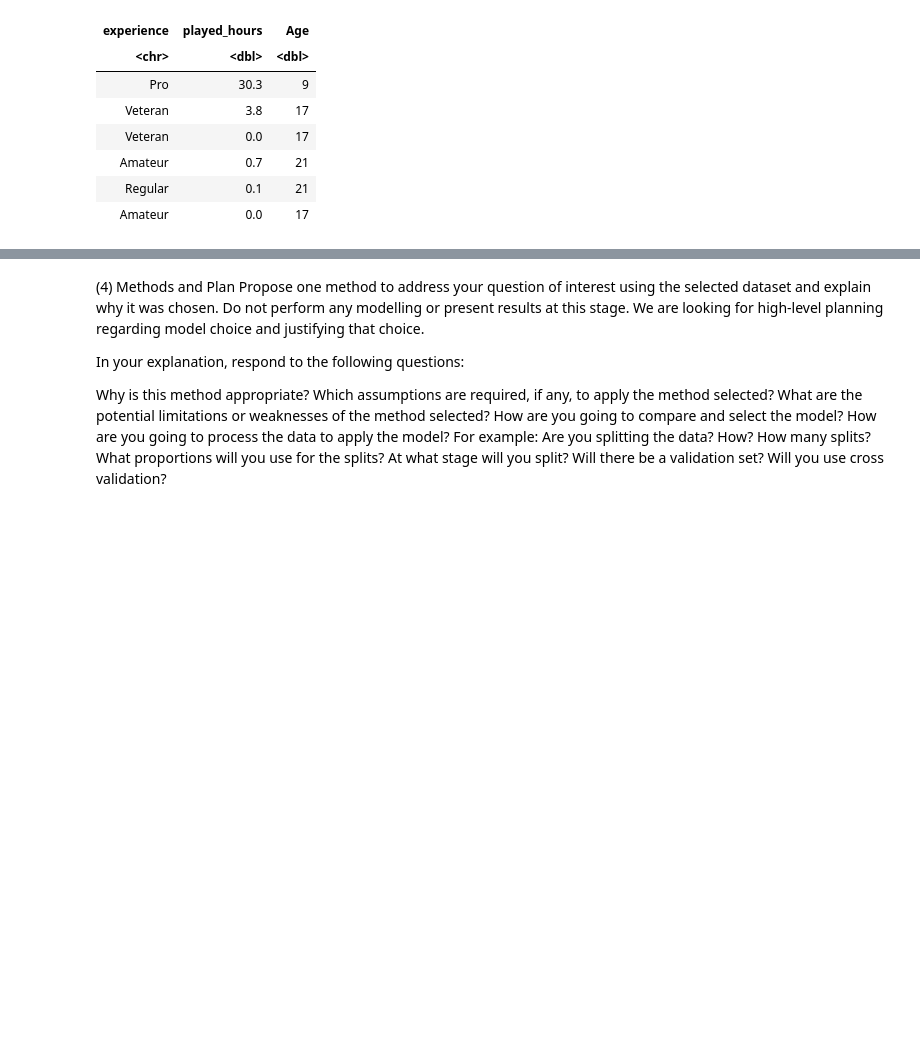
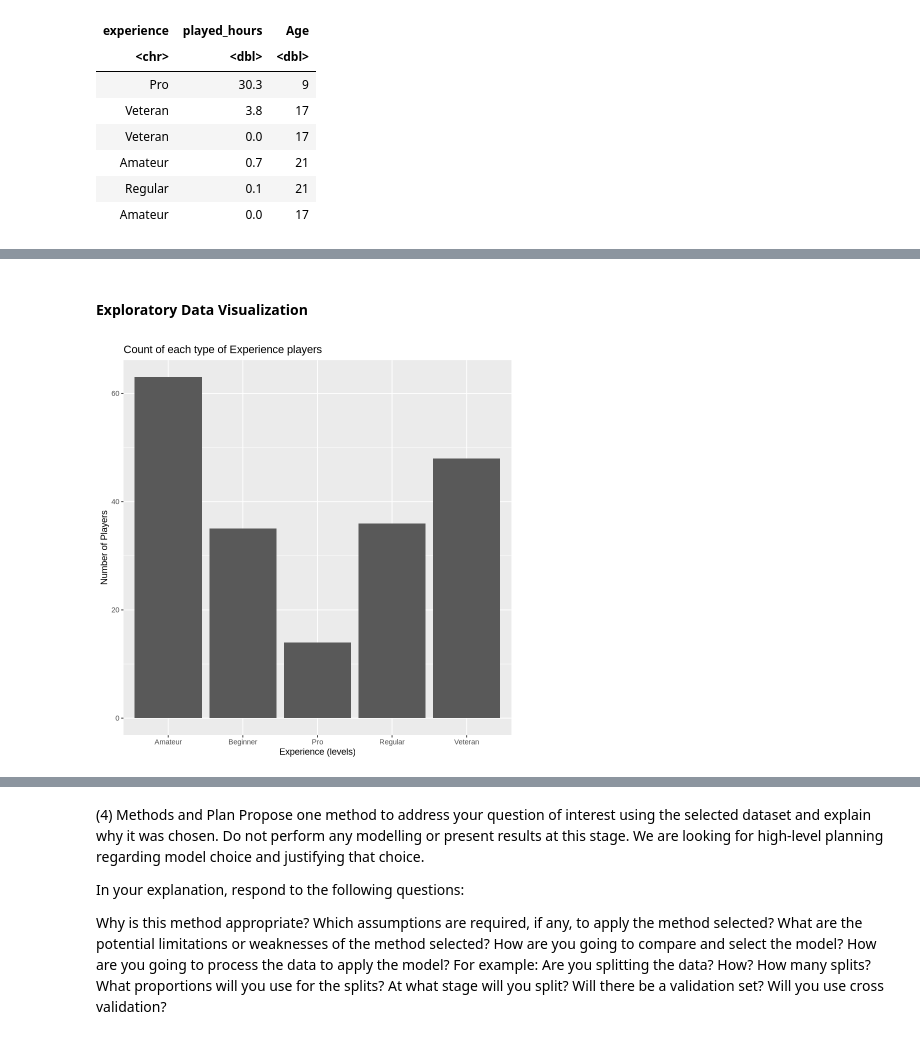
Before and after one commit to audryleine-isidro/dsci-project-, a Jupyter notebook: Project Planning (Individual).ipynb, the cells around one changed output, grey strips where cells are left out. Drawn from its saved outputs; the diff is of its cells as text; code cells hidden in the pictures; blank space fills up the shorter version.

Commit message:
Exploratory Data Visulaization
Added a bar and scatter plot to see relationships between my variables

```diff
--- a/Project Planning (Individual).ipynb
+++ b/Project Planning (Individual).ipynb
@@ -125,0 +115,15 @@ A tibble: 6 × 3
+# %% [markdown]
+#### Exploratory Data Visualization
+# %%
+# Bar chart to display how many players within each experience category are found in the data set
+
+players_bar<-players|>
+    ggplot(aes(x=experience))+
+    geom_bar()+
+    labs(title = "Count of each type of Experience players",
+       x = "Experience (levels)",
+       y = "Number of Players")
+
+players_bar
+# %% [output]
+[figure, added]
```
Also changed, not shown: parts of 6 cells of this notebook.
